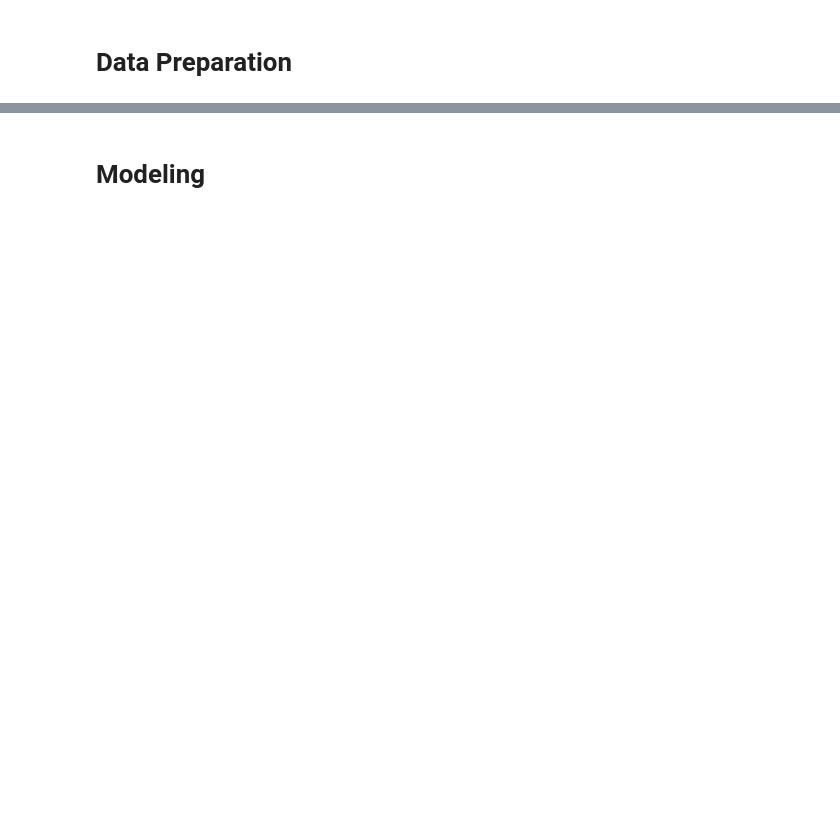
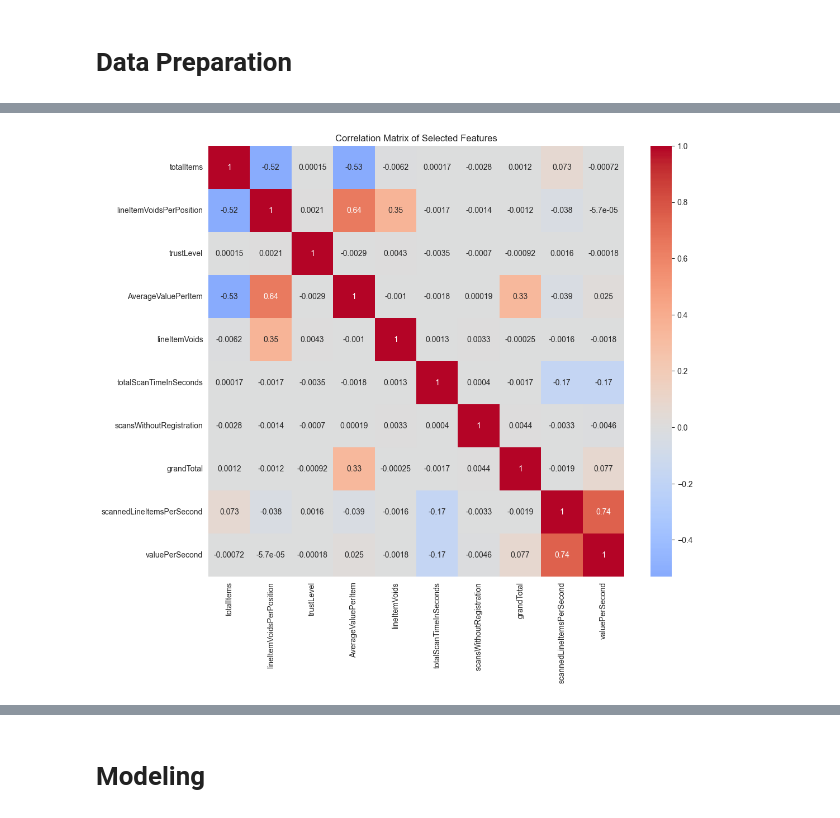
Before and after one commit to Jibincodes/AnalyticsProject2025, a Jupyter notebook: src/analysis.ipynb, the cells around one changed output, grey strips where cells are left out. Cells and saved outputs as stored; diff of their text form; code cells hidden in the pictures; blank space fills up the shorter version.

```diff
--- a/src/analysis.ipynb
+++ b/src/analysis.ipynb
@@ -1036,0 +1261,9 @@ Balanced test set distribution: Counter({1: 828, 0: 828})
+# %%
+# --- 10. Correlation Analysis of Selected Features ---
+selected_corr = X_uncorrelated[combined_scores.index].corr()
+plt.figure(figsize=(12, 10))
+sns.heatmap(selected_corr, annot=True, cmap='coolwarm', center=0)
+plt.title('Correlation Matrix of Selected Features')
+plt.show()
+# %% [output]
+[figure, added]
```
Also changed, not shown: parts of 25 cells of this notebook.
